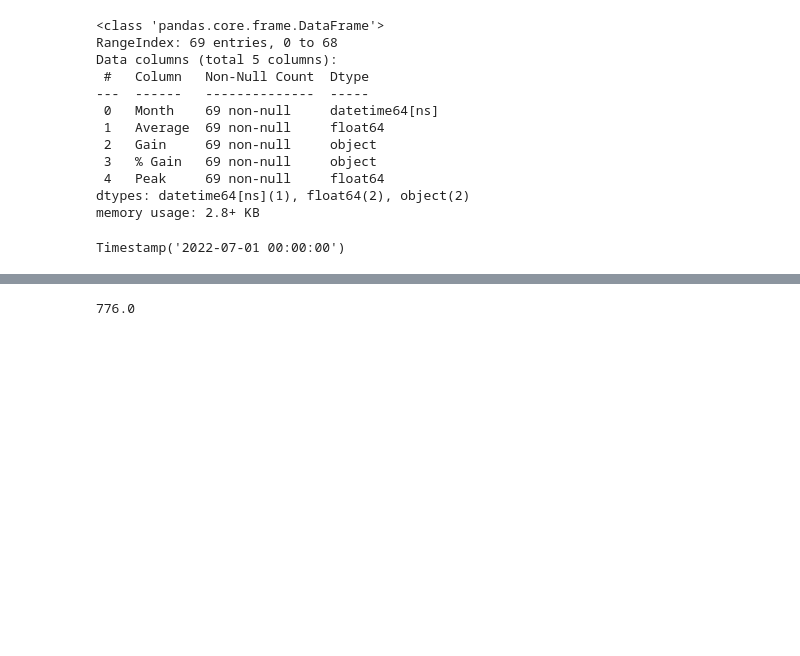
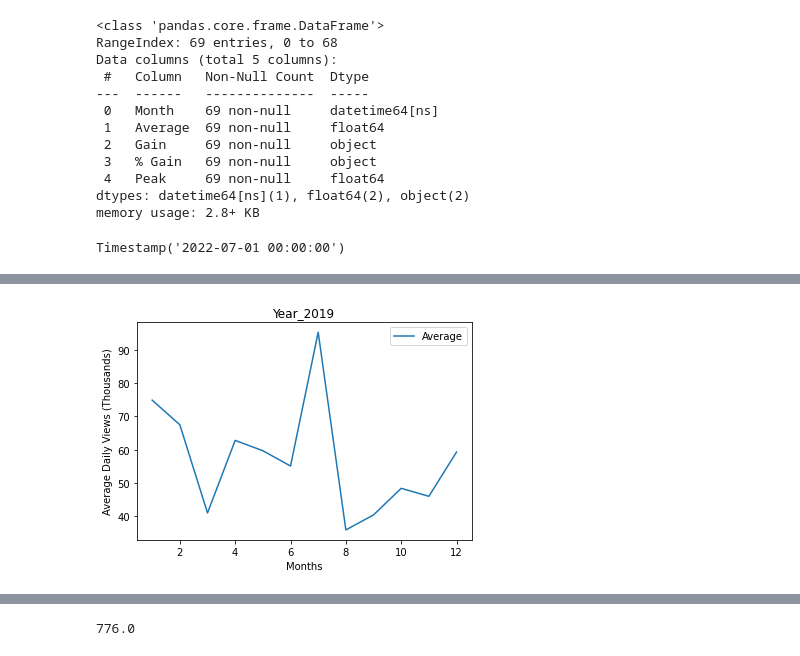
Before and after one commit to rgthomps/Predicting-Success-on-Youtube, a Jupyter notebook: Untitled.ipynb, the cells around one changed output, grey strips where cells are left out. Saved outputs shown, nothing was run; the diff lists cells and outputs as text; code cells hidden in the pictures; blank space fills up the shorter version.

```diff
--- a/Untitled.ipynb
+++ b/Untitled.ipynb
@@ -128,0 +140,10 @@ year_2021 = twitch_viewers.loc[twitch_viewers['Year'] == 2021]
+# %%
+year_2019 = twitch_viewers.loc[twitch_viewers['Year'] == 2019]
+
+ax = year_2019.plot.line(x='Months', y='Average',rot=0)
+ax.set_title('Year_2019')
+ax.set_xlabel("Months")
+ax.set_ylabel("Average Daily Views (Thousands)")
+plt.savefig('Images')
+# %% [output]
+[figure, added]
```
Also changed, not shown: parts of 33 cells of this notebook, 3 other files.
